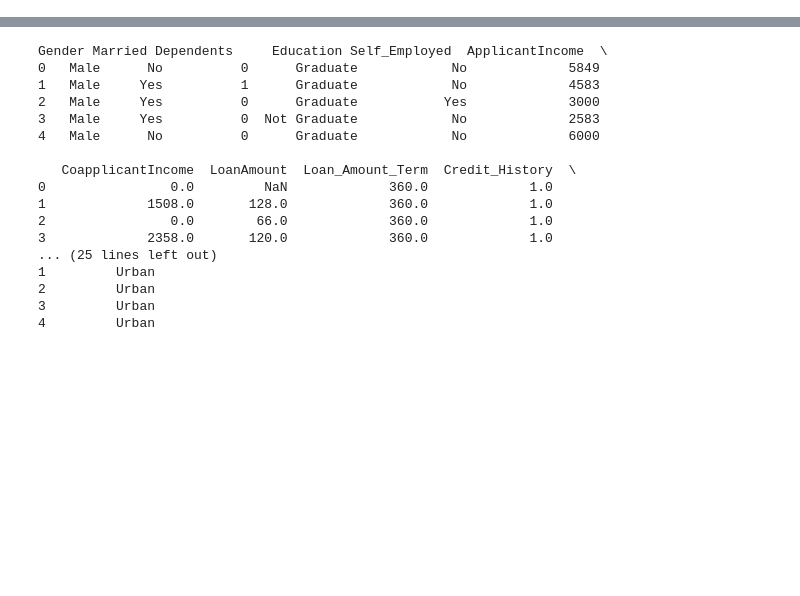
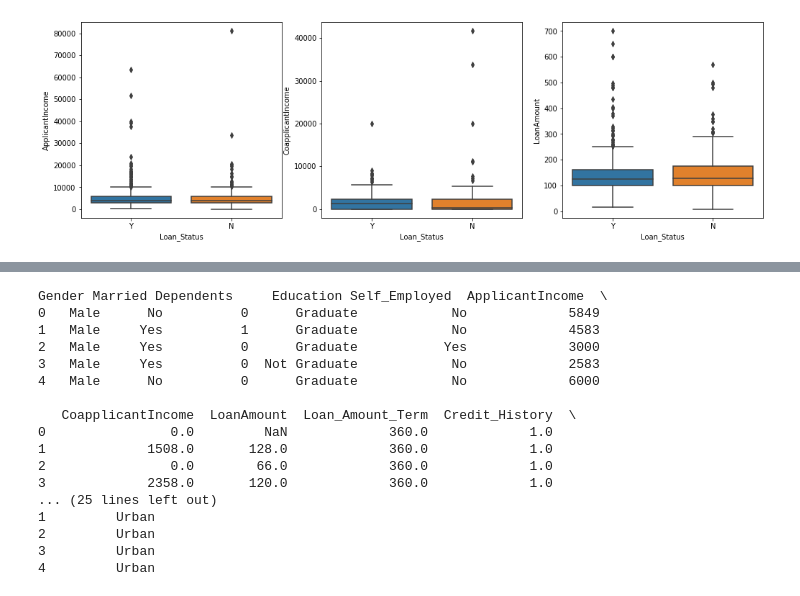
Before and after one commit to TreadKing/Python-Class, a Jupyter notebook: Project/ProjectTest.ipynb, the cells around one changed output, grey strips where cells are left out. Drawn from its saved outputs; the diff is of its cells as text; code cells hidden in the pictures; blank space fills up the shorter version.

```diff
--- a/Project/ProjectTest.ipynb
+++ b/Project/ProjectTest.ipynb
@@ -10,0 +34,15 @@ train_df = pd.read_csv('train.csv')
+# %%
+categorical_features = ['Gender', 'Married', 'Dependents', 'Education', 'Self_Employed', 'Property_Area','Credit_History','Loan_Amount_Term']
+
+numerical_features = ['ApplicantIncome', 'CoapplicantIncome', 'LoanAmount']
+# %%
+# visualise the nominal data
+fig,axes = pyplot.subplots(1, 3, figsize=(17,5))
+for idx,cat_col in enumerate(numerical_features):
+    sns.boxplot(y=cat_col,data=train_df,x='Loan_Status',ax=axes[idx])
+
+pyplot.subplots_adjust(hspace=1)
+
+#not dropping outliers b/c ther is a lot of them and we need that data, that data is useful for the model
+# %% [output]
+[figure, added]
```
Also changed, not shown: parts of 19 cells of this notebook, 1 other file.
